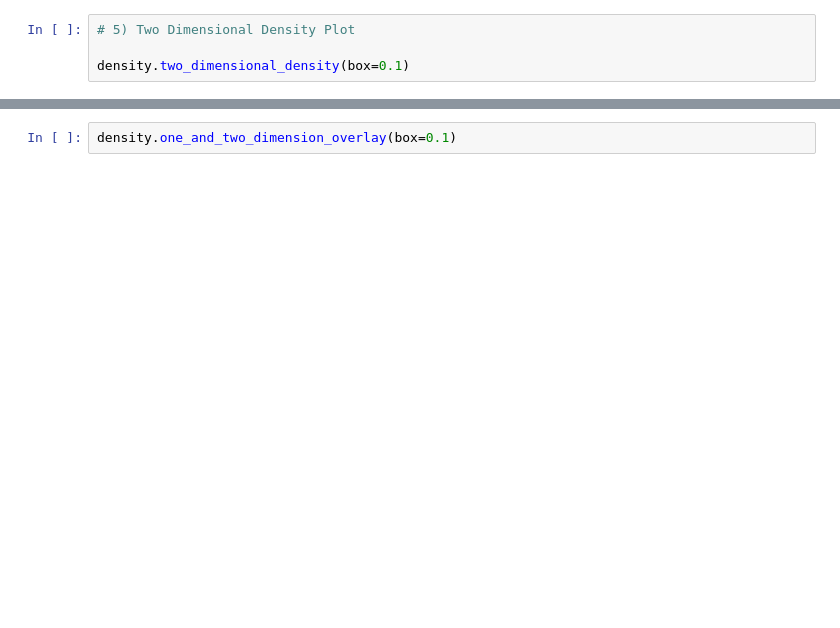
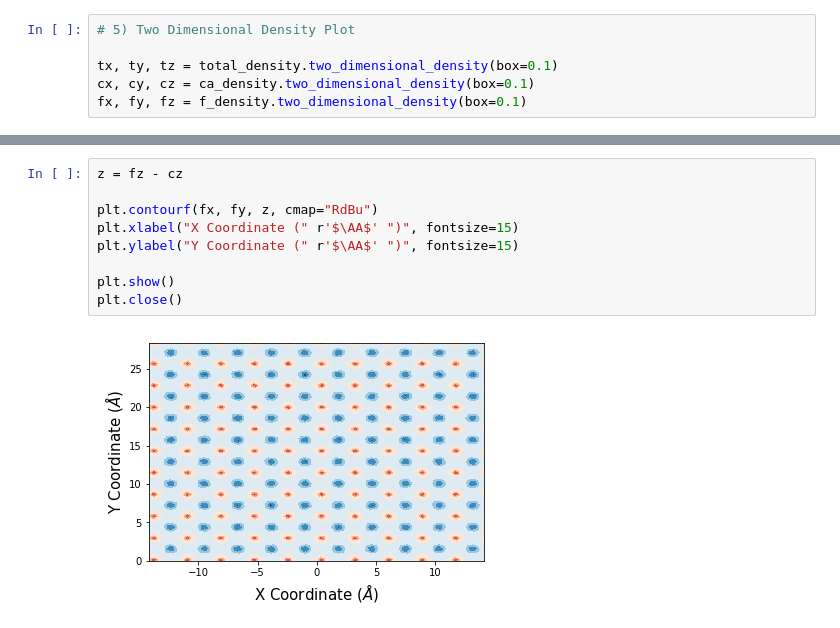
Before and after one commit to symmy596/Polypy, a Jupyter notebook: Examples/Density.ipynb, the cells around one changed output, grey strips where cells are left out. Drawn from its saved outputs; the diff is of its cells as text; blank space fills up the shorter version.

```diff
--- a/Examples/Density.ipynb
+++ b/Examples/Density.ipynb
@@ -31,4 +48,6 @@ IndexError: too many indices for array
 # %%
 # 5) Two Dimensional Density Plot
 
-density.two_dimensional_density(box=0.1)
+tx, ty, tz = total_density.two_dimensional_density(box=0.1)
+cx, cy, cz = ca_density.two_dimensional_density(box=0.1)
+fx, fy, fz = f_density.two_dimensional_density(box=0.1)
@@ -35,2 +58,11 @@ density.two_dimensional_density(box=0.1)
-# %%
-density.one_and_two_dimension_overlay(box=0.1)
+# %%
+z = fz - cz
+
+plt.contourf(fx, fy, z, cmap="RdBu")
+plt.xlabel("X Coordinate (" r'$\AA$' ")", fontsize=15)
+plt.ylabel("Y Coordinate (" r'$\AA$' ")", fontsize=15)
+
+plt.show()
+plt.close()
+# %% [output]
+[figure, added]
```
Also changed, not shown: parts of 10 cells of this notebook, 21 other files.
